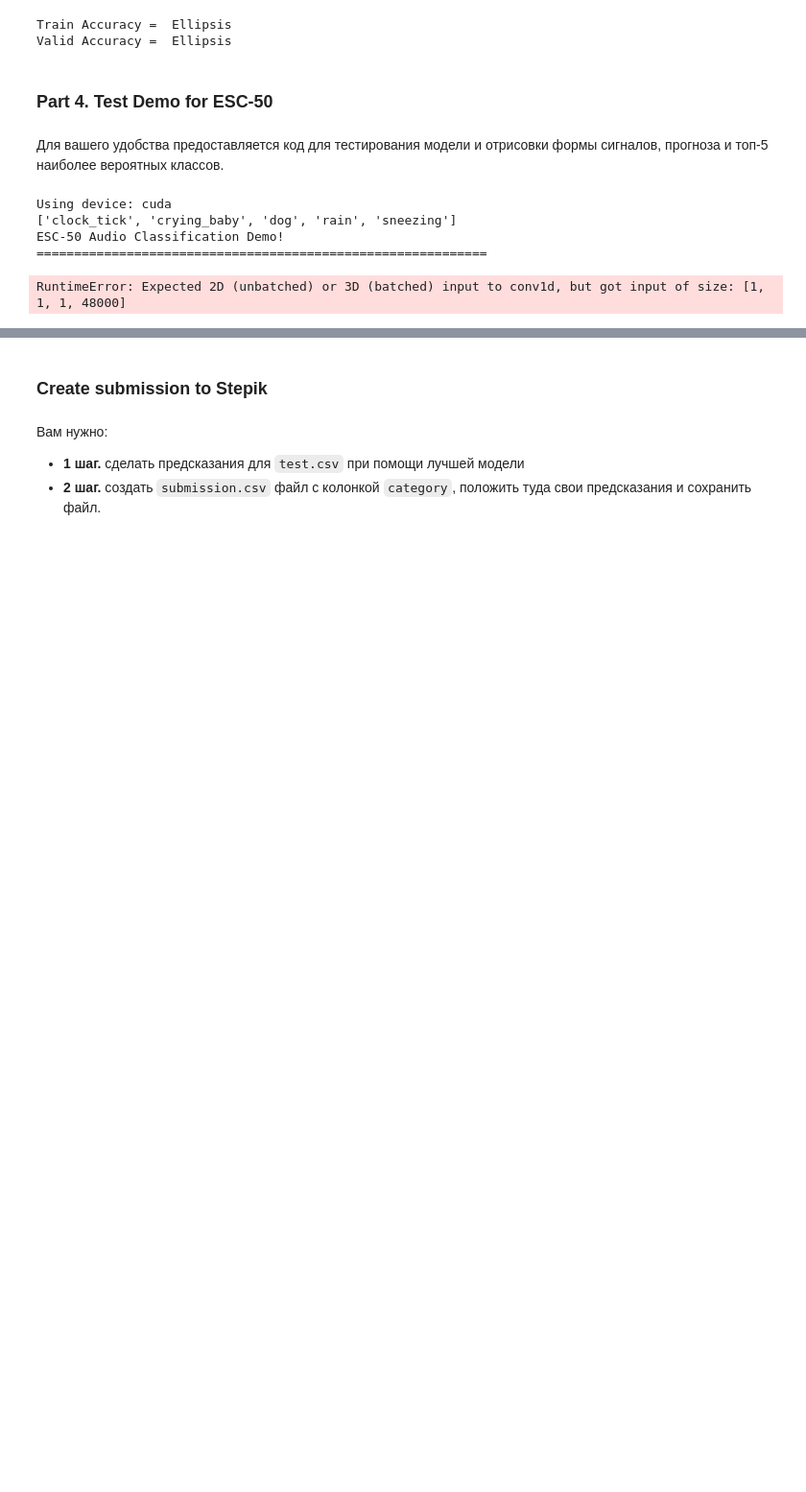
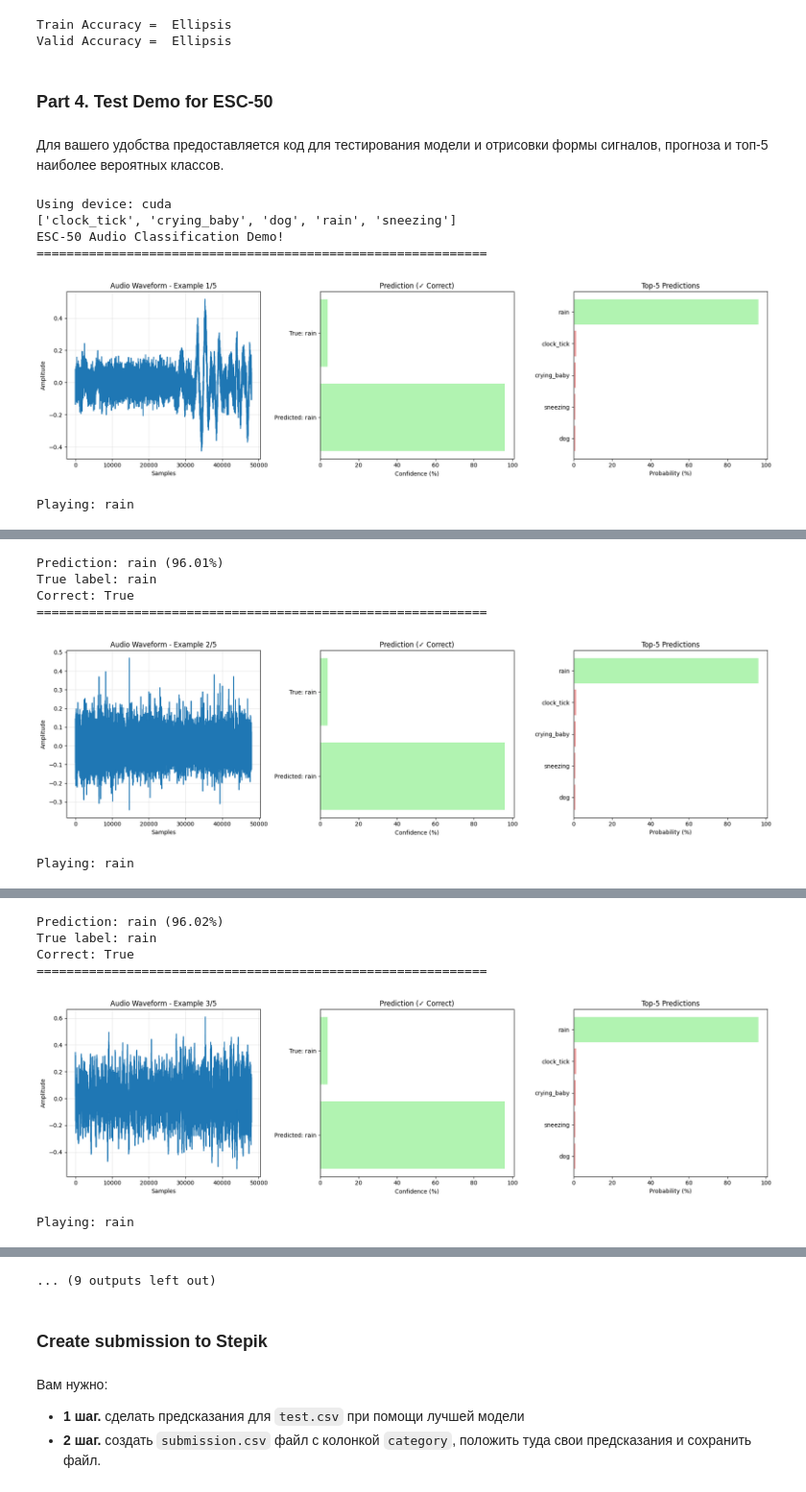
Before and after one commit to atomkevich/speech_dls, a Jupyter notebook: Homework_1_Environmental_Sound_Classification_for_students.ipynb, the cells around one changed output, grey strips where cells are left out. Shown at 96% size. Cells and saved outputs as stored; diff of their text form; code cells hidden in the pictures; blank space fills up the shorter version.

```diff
--- a/Homework_1_Environmental_Sound_Classification_for_students.ipynb
+++ b/Homework_1_Environmental_Sound_Classification_for_students.ipynb
@@ -613,10 +613,21 @@ class ESC50TestDemo:
         self.classes = test_dataset.classes
         self.model.eval()  # Set to evaluation mode
 
+    @staticmethod
+    def _prepare_batch(tensor: torch.Tensor) -> torch.Tensor:
+        """Ensure waveform tensors match the (B, N) shape expected by the model."""
+        if tensor.dim() == 1:  # (N,) -- single example without batch dim
+            tensor = tensor.unsqueeze(0)
+        if tensor.dim() == 3 and tensor.size(1) == 1:  # (B, 1, N) -- channel dimension
+            tensor = tensor.squeeze(1)
+        return tensor
+
     def predict_audio(self, signal):
         """Predict class for a single audio signal"""
         with torch.no_grad():
-            signal = signal.unsqueeze(0).to(self.device)  # Add batch dimension
+            signal = self._prepare_batch(signal)
+            signal = signal.to(self.device)
+            signal = normalize_batch(signal)
             outputs = self.model(signal)
             probabilities = torch.softmax(outputs, dim=1)
             confidence, predicted = torch.max(probabilities, 1)
@@ -702,38 +713,41 @@ class ESC50TestDemo:
 
         with torch.no_grad():
             for data, target in test_loader:
-                data, target = data.to(self.device), target.to(self.device)
+                data = self._prepare_batch(data).to(self.device)
+                data = normalize_batch(data)
+                target = target.to(self.device)
                 outputs = self.model(data)
                 _, predicted = torch.max(outputs.data, 1)
 
                 total += target.size(0)
                 correct += (predicted == target).sum().item()
 
                 all_predictions.extend(predicted.cpu().numpy())
                 all_labels.extend(target.cpu().numpy())
 
         accuracy = 100 * correct / total
         print(f"ESC-50 Test Set Evaluation (Fold 5):")
         print(f"Correct: {correct}/{total}")
         print(f"Accuracy: {accuracy:.2f}%")
 
         return accuracy, all_predictions, all_labels
 
 # Usage
 device = torch.device("cuda" if torch.cuda.is_available() else "cpu")
 print(f"Using device: {device}")
 print(valid_dataset.classes)
 # Create demo
 demo = ESC50TestDemo(model, valid_dataset, device)
 
 # Run interactive demo
 demo.run_interactive_demo(num_examples=5)
 
 # Evaluate on entire test set
 test_accuracy, predictions, true_labels = demo.evaluate_test_set()
 # %% [output]
 Using device: cuda
 ['clock_tick', 'crying_baby', 'dog', 'rain', 'sneezing']
 ESC-50 Audio Classification Demo!
 ============================================================
+[figure, added]
-RuntimeError: Expected 2D (unbatched) or 3D (batched) input to conv1d, but got input of size: [1, 1, 1, 48000]
+Playing: rain
@@ -739,0 +755,6 @@ RuntimeError: Expected 2D (unbatched) or 3D (batched) input to conv1d, but got i
+Prediction: rain (96.01%)
+True label: rain
+Correct: True
+============================================================
+[figure, added]
+Playing: rain
@@ -739,0 +762,6 @@ RuntimeError: Expected 2D (unbatched) or 3D (batched) input to conv1d, but got i
+Prediction: rain (96.02%)
+True label: rain
+Correct: True
+============================================================
+[figure, added]
+Playing: rain
@@ -740,3 +769,4 @@ RuntimeError: Expected 2D (unbatched) or 3D (batched) input to conv1d, but got i
+... (9 outputs left out)
 # %% [markdown]
 ### **Create submission to Stepik**
 # %% [markdown]
```
Also changed, not shown: parts of 6 cells of this notebook.
